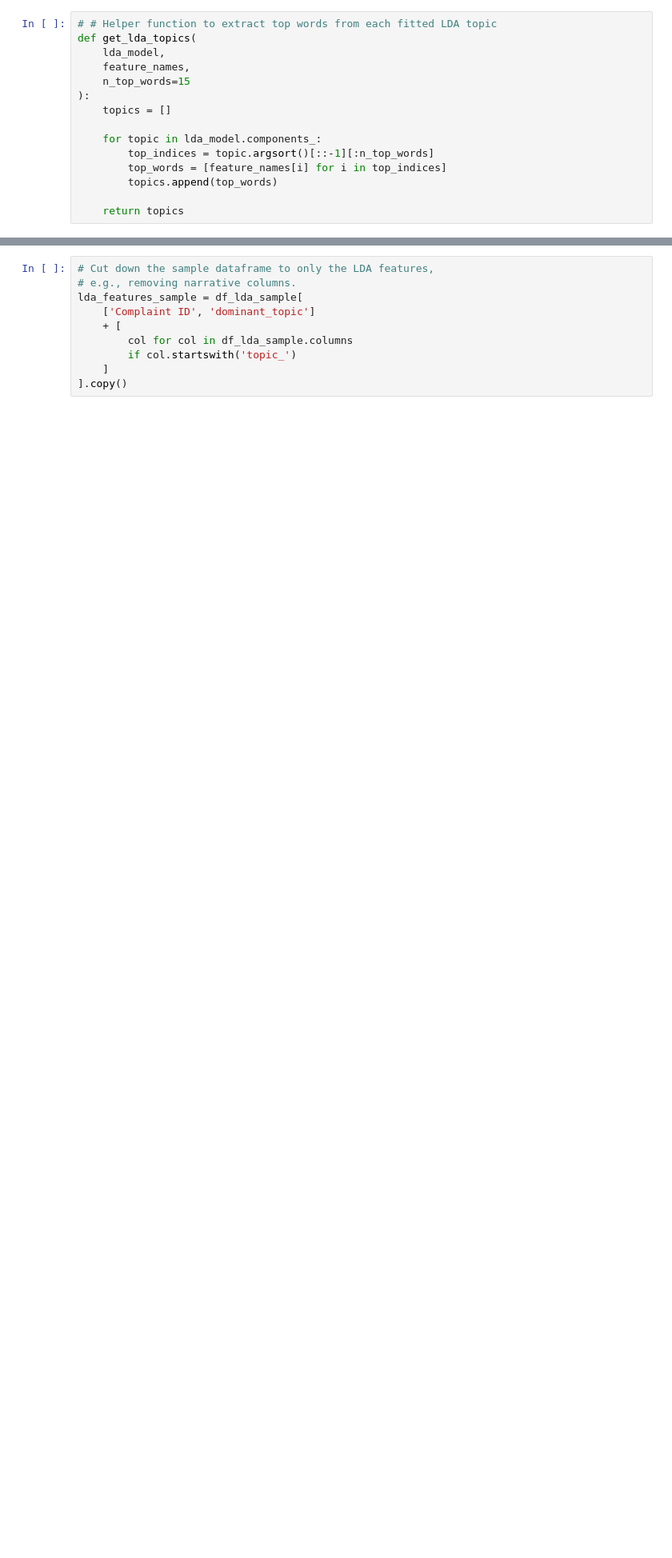
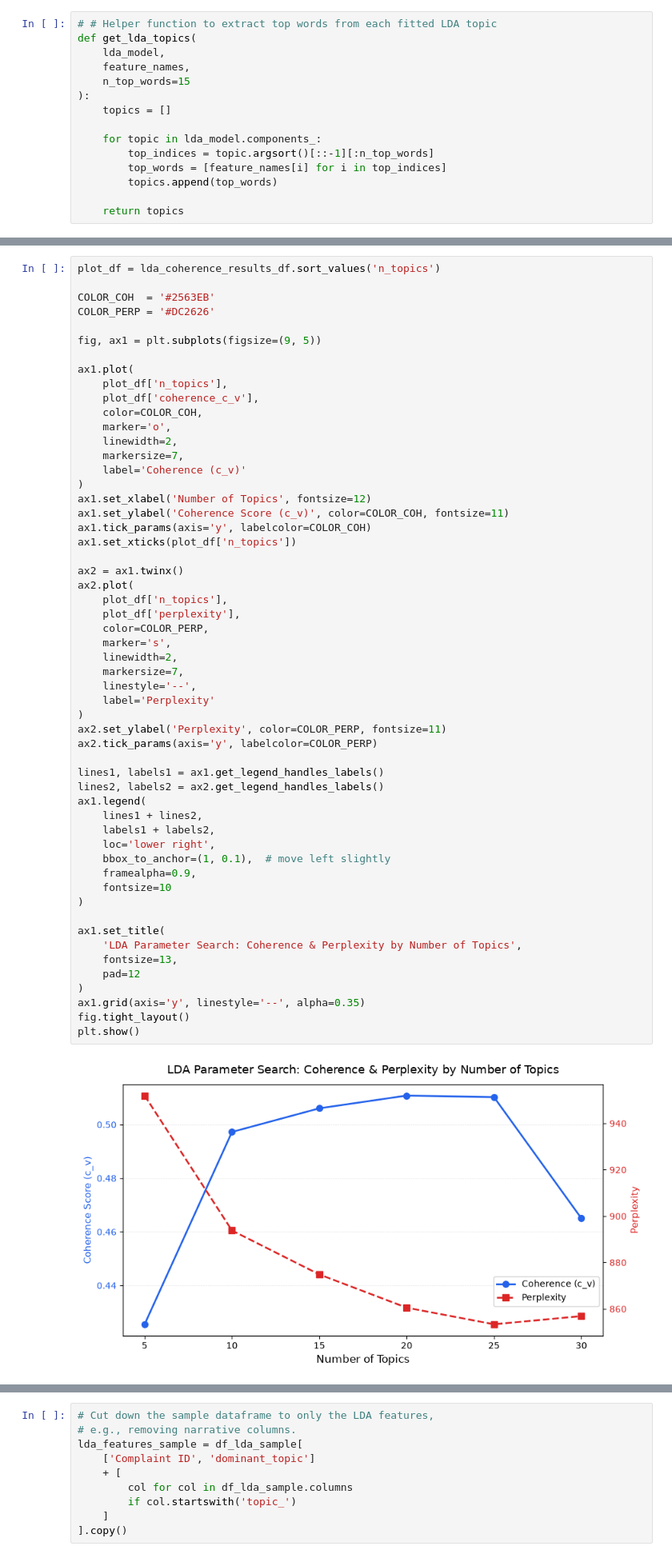
Before and after one commit to n-tamm/cfpb_mortgage_complaints, a Jupyter notebook: notebooks/06b_unsupervised_model_development_lda.ipynb, the cells around one changed output, grey strips where cells are left out. Shown at 80% size. Saved outputs shown, nothing was run; the diff lists cells and outputs as text; blank space fills up the shorter version.

```diff
--- a/notebooks/06b_unsupervised_model_development_lda.ipynb
+++ b/notebooks/06b_unsupervised_model_development_lda.ipynb
@@ -420,0 +416,57 @@ n_topics=30, coherence_c_v=0.4651
+# %%
+plot_df = lda_coherence_results_df.sort_values('n_topics')
+
+COLOR_COH  = '#2563EB'
+COLOR_PERP = '#DC2626'
+
+fig, ax1 = plt.subplots(figsize=(9, 5))
+
+ax1.plot(
+    plot_df['n_topics'],
+    plot_df['coherence_c_v'],
+    color=COLOR_COH,
+    marker='o',
+    linewidth=2,
+    markersize=7,
+    label='Coherence (c_v)'
+)
+ax1.set_xlabel('Number of Topics', fontsize=12)
+ax1.set_ylabel('Coherence Score (c_v)', color=COLOR_COH, fontsize=11)
+ax1.tick_params(axis='y', labelcolor=COLOR_COH)
+ax1.set_xticks(plot_df['n_topics'])
+
+ax2 = ax1.twinx()
+ax2.plot(
+    plot_df['n_topics'],
+    plot_df['perplexity'],
+    color=COLOR_PERP,
+    marker='s',
+    linewidth=2,
+    markersize=7,
+    linestyle='--',
+    label='Perplexity'
+)
+ax2.set_ylabel('Perplexity', color=COLOR_PERP, fontsize=11)
+ax2.tick_params(axis='y', labelcolor=COLOR_PERP)
+
+lines1, labels1 = ax1.get_legend_handles_labels()
+lines2, labels2 = ax2.get_legend_handles_labels()
+ax1.legend(
+    lines1 + lines2,
+    labels1 + labels2,
+    loc='lower right',
+    bbox_to_anchor=(1, 0.1),  # move left slightly
+    framealpha=0.9,
+    fontsize=10
+)
+
+ax1.set_title(
+    'LDA Parameter Search: Coherence & Perplexity by Number of Topics',
+    fontsize=13,
+    pad=12
+)
+ax1.grid(axis='y', linestyle='--', alpha=0.35)
+fig.tight_layout()
+plt.show()
+# %% [output]
+[figure, added]
```
Also changed, not shown: parts of 7 cells of this notebook, 2 other files.
